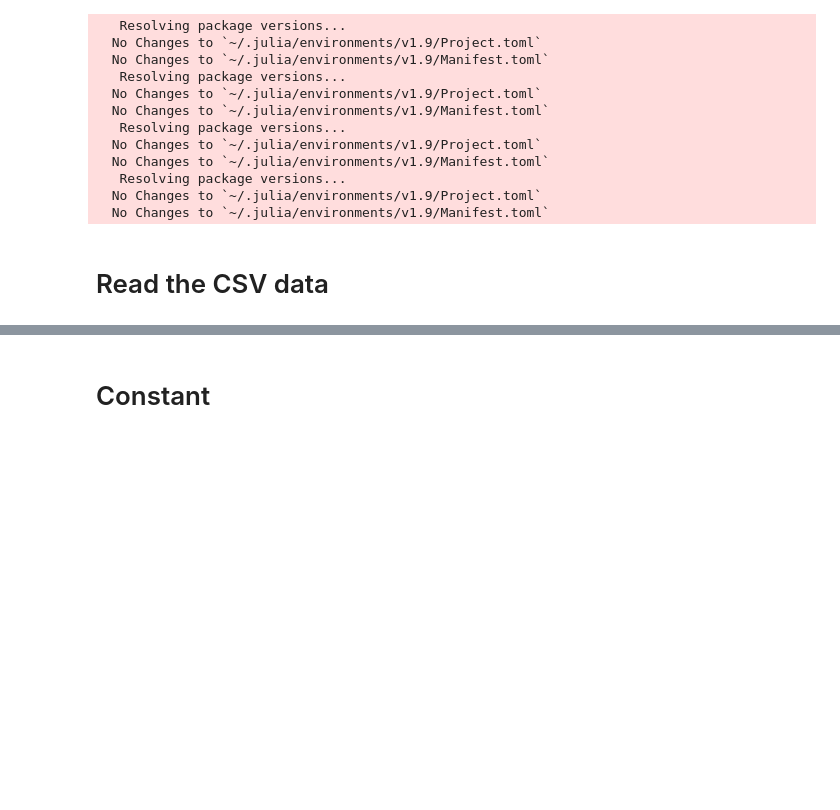
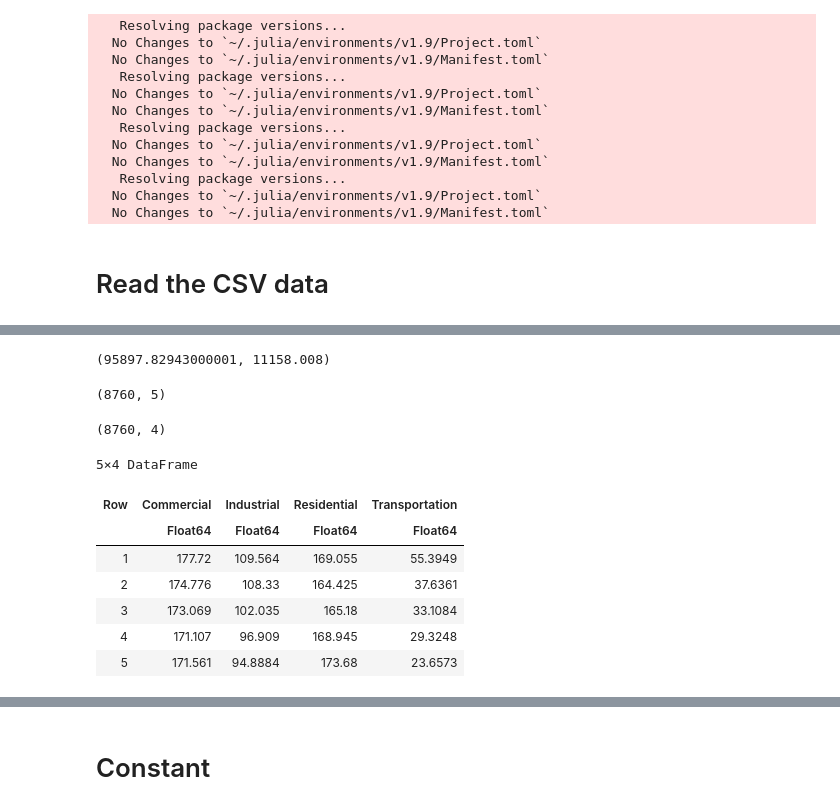
Before and after one commit to aguenard92/DSF_optimization, a Jupyter notebook: infrastructure_opt_RE_only.ipynb, the cells around one changed output, grey strips where cells are left out. Drawn from its saved outputs; the diff is of its cells as text; code cells hidden in the pictures; blank space fills up the shorter version.

```diff
--- a/infrastructure_opt_RE_only.ipynb
+++ b/infrastructure_opt_RE_only.ipynb
@@ -67,0 +27,3 @@ println(C_FC)
+# %%
+SCALE_MWH = 1000
+SCALE_DOLLAR = 1000;
@@ -67,0 +66,25 @@ println(C_FC)
+# %%
+P_max_s = 95897829.43 / SCALE_MWH
+P_max_w = 11158008 / SCALE_MWH;
+P_max_s, P_max_w
+# %% [output]
+(95897.82943000001, 11158.008)
+# %%
+Availability_matrix = CSV.read("Availability.csv", DataFrame);
+println(size(Availability_matrix))
+# %% [output]
+(8760, 5)
+# %%
+demand = CSV.read("demand.csv", DataFrame) ./ SCALE_MWH;
+println(size(demand))
+first(demand, 5)
+# %% [output]
+(8760, 4)
+5×4 DataFrame
+| Row | Commercial | Industrial | Residential | Transportation |
+|  | Float64 | Float64 | Float64 | Float64 |
+| 1 | 177.72 | 109.564 | 169.055 | 55.3949 |
+| 2 | 174.776 | 108.33 | 164.425 | 37.6361 |
+| 3 | 173.069 | 102.035 | 165.18 | 33.1084 |
+| 4 | 171.107 | 96.909 | 168.945 | 29.3248 |
+| 5 | 171.561 | 94.8884 | 173.68 | 23.6573 |
```
Also changed, not shown: parts of 24 cells of this notebook, 1 other file.
